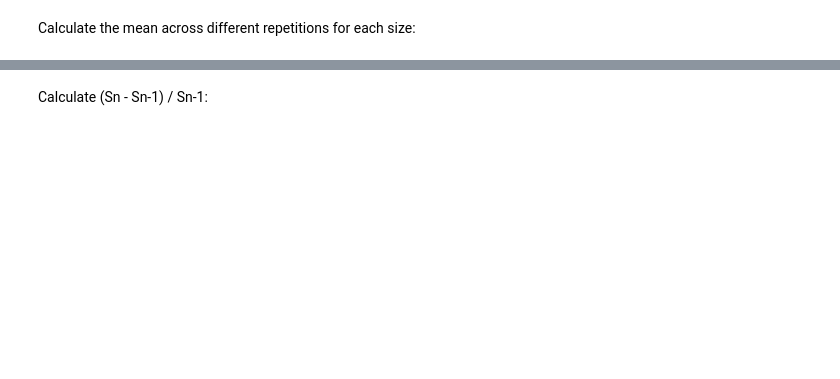
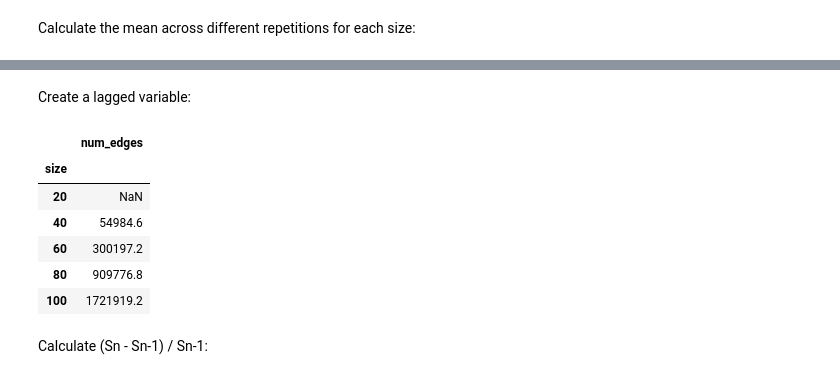
Before and after one commit to Barabasi-Lab/SampleSize, a Jupyter notebook: scripts/general_analysis/compare_models.ipynb, the cells around one changed output, grey strips where cells are left out. Saved outputs shown, nothing was run; the diff lists cells and outputs as text; code cells hidden in the pictures; blank space fills up the shorter version.

```diff
--- a/scripts/general_analysis/compare_models.ipynb
+++ b/scripts/general_analysis/compare_models.ipynb
@@ -47,3 +48,16 @@ Sn.head()
+# %% [markdown]
+Create a lagged variable:
+# %%
+Sn_min_1 = Sn.shift(1)
+Sn_min_1.head()
+# %% [output]
+|  | num_edges |
+| size |  |
+| 20 | NaN |
+| 40 | 54984.6 |
+| 60 | 300197.2 |
+| 80 | 909776.8 |
+| 100 | 1721919.2 |
 # %% [markdown]
 Calculate (Sn - Sn-1) / Sn-1:
 # %%
```
Also changed, not shown: parts of 10 cells of this notebook.
